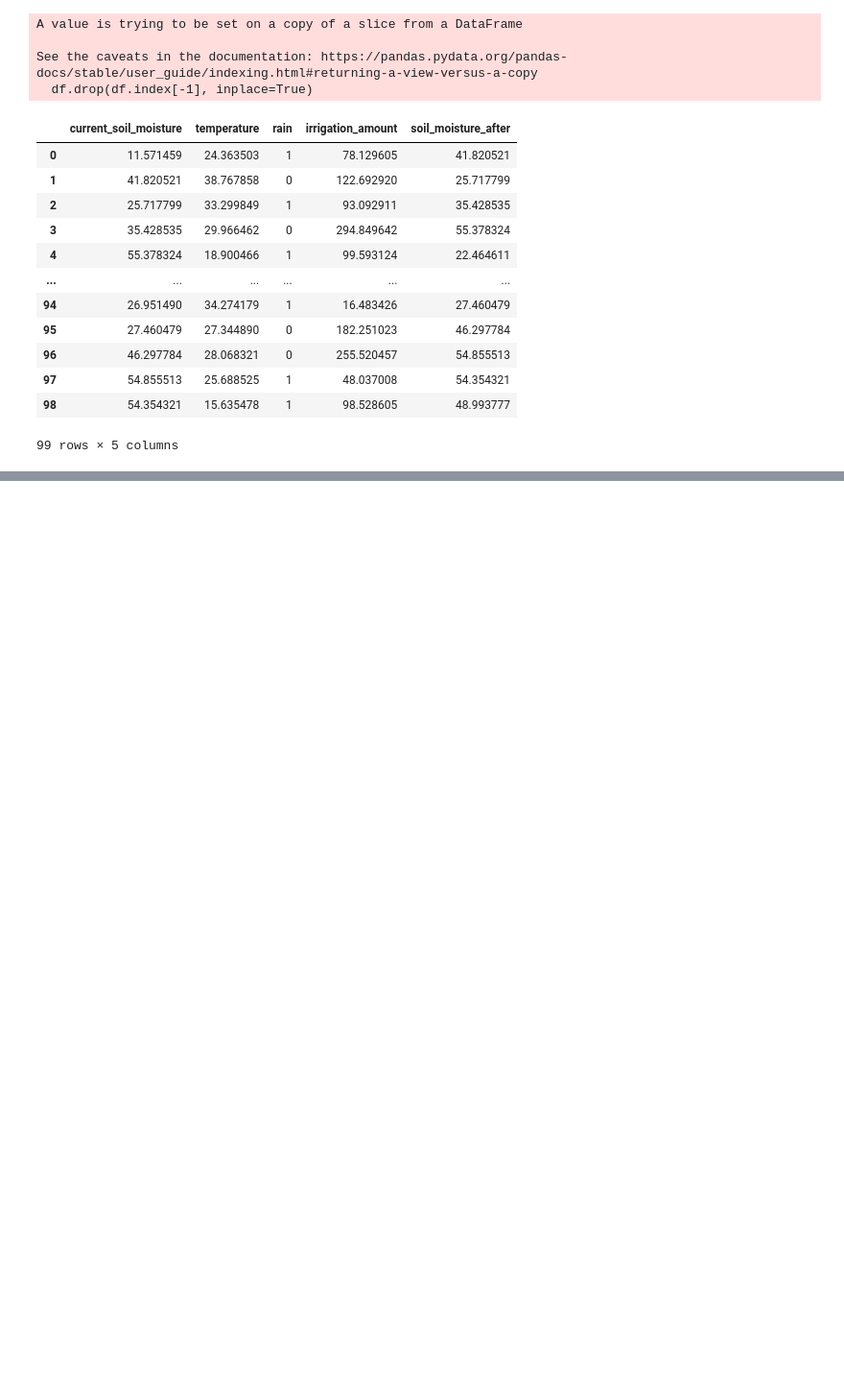
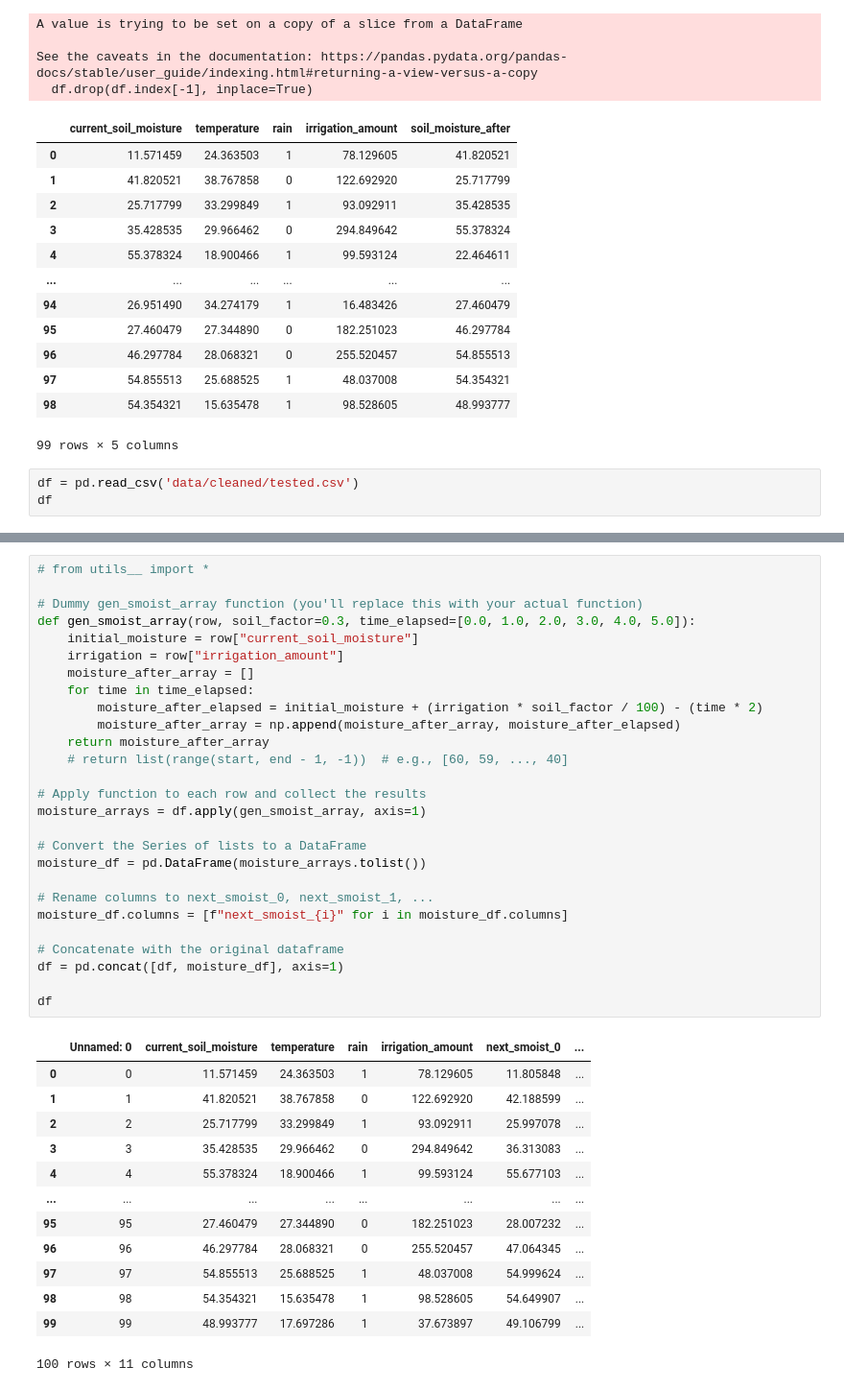
Before and after one commit to DangBaoTin/smart-irrigation-system, a Jupyter notebook: transform_data.ipynb, the cells around one changed output, grey strips where cells are left out. Shown: that part at 96% size. Cells and saved outputs as stored; diff of their text form; blank space fills up the shorter version.

```diff
--- a/transform_data.ipynb
+++ b/transform_data.ipynb
@@ -240,3 +240,6 @@ See the caveats in the documentation: https://pandas.pydata.org/pandas-docs/stab
 | 97 | 54.855513 | 25.688525 | 1 | 48.037008 | 54.354321 |
 | 98 | 54.354321 | 15.635478 | 1 | 98.528605 | 48.993777 |
 99 rows × 5 columns
+# %%
+df = pd.read_csv('data/cleaned/tested.csv')
+df
@@ -242,0 +260,41 @@ See the caveats in the documentation: https://pandas.pydata.org/pandas-docs/stab
+# %%
+# from utils__ import *
+
+# Dummy gen_smoist_array function (you'll replace this with your actual function)
+def gen_smoist_array(row, soil_factor=0.3, time_elapsed=[0.0, 1.0, 2.0, 3.0, 4.0, 5.0]):
+    initial_moisture = row["current_soil_moisture"]
+    irrigation = row["irrigation_amount"]
+    moisture_after_array = []
+    for time in time_elapsed:
+        moisture_after_elapsed = initial_moisture + (irrigation * soil_factor / 100) - (time * 2)
+        moisture_after_array = np.append(moisture_after_array, moisture_after_elapsed)
+    return moisture_after_array
+    # return list(range(start, end - 1, -1))  # e.g., [60, 59, ..., 40]
+
+# Apply function to each row and collect the results
+moisture_arrays = df.apply(gen_smoist_array, axis=1)
+
+# Convert the Series of lists to a DataFrame
+moisture_df = pd.DataFrame(moisture_arrays.tolist())
+
+# Rename columns to next_smoist_0, next_smoist_1, ...
+moisture_df.columns = [f"next_smoist_{i}" for i in moisture_df.columns]
+
+# Concatenate with the original dataframe
+df = pd.concat([df, moisture_df], axis=1)
+
+df
+# %% [output]
+|  | Unnamed: 0 | current_soil_moisture | temperature | rain | irrigation_amount | next_smoist_0 | ... |
+| 0 | 0 | 11.571459 | 24.363503 | 1 | 78.129605 | 11.805848 | ... |
+| 1 | 1 | 41.820521 | 38.767858 | 0 | 122.692920 | 42.188599 | ... |
+| 2 | 2 | 25.717799 | 33.299849 | 1 | 93.092911 | 25.997078 | ... |
+| 3 | 3 | 35.428535 | 29.966462 | 0 | 294.849642 | 36.313083 | ... |
+| 4 | 4 | 55.378324 | 18.900466 | 1 | 99.593124 | 55.677103 | ... |
+| ... | ... | ... | ... | ... | ... | ... | ... |
+| 95 | 95 | 27.460479 | 27.344890 | 0 | 182.251023 | 28.007232 | ... |
+| 96 | 96 | 46.297784 | 28.068321 | 0 | 255.520457 | 47.064345 | ... |
+| 97 | 97 | 54.855513 | 25.688525 | 1 | 48.037008 | 54.999624 | ... |
+| 98 | 98 | 54.354321 | 15.635478 | 1 | 98.528605 | 54.649907 | ... |
+| 99 | 99 | 48.993777 | 17.697286 | 1 | 37.673897 | 49.106799 | ... |
+100 rows × 11 columns
```
Also changed, not shown: parts of 9 cells of this notebook, 15 other files.
